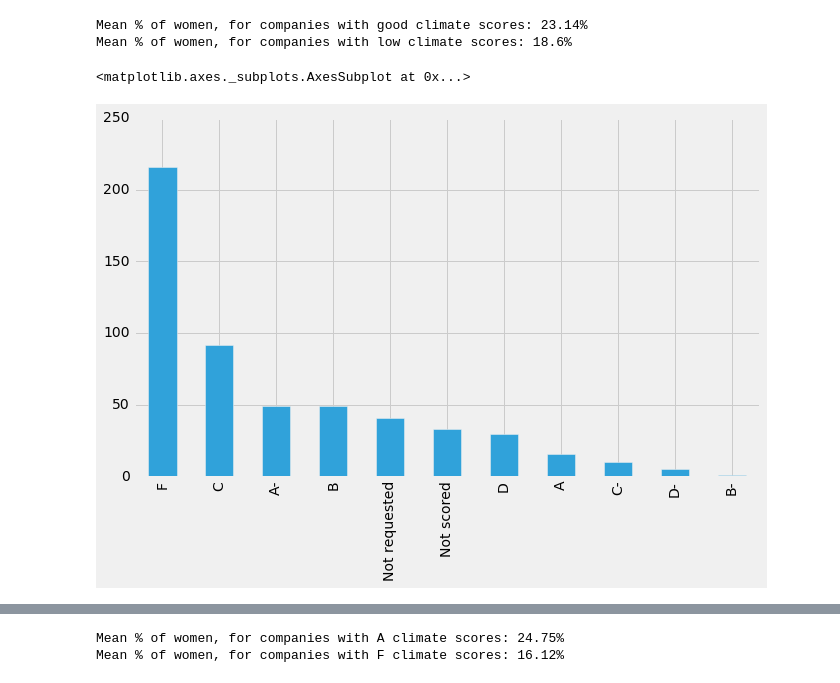
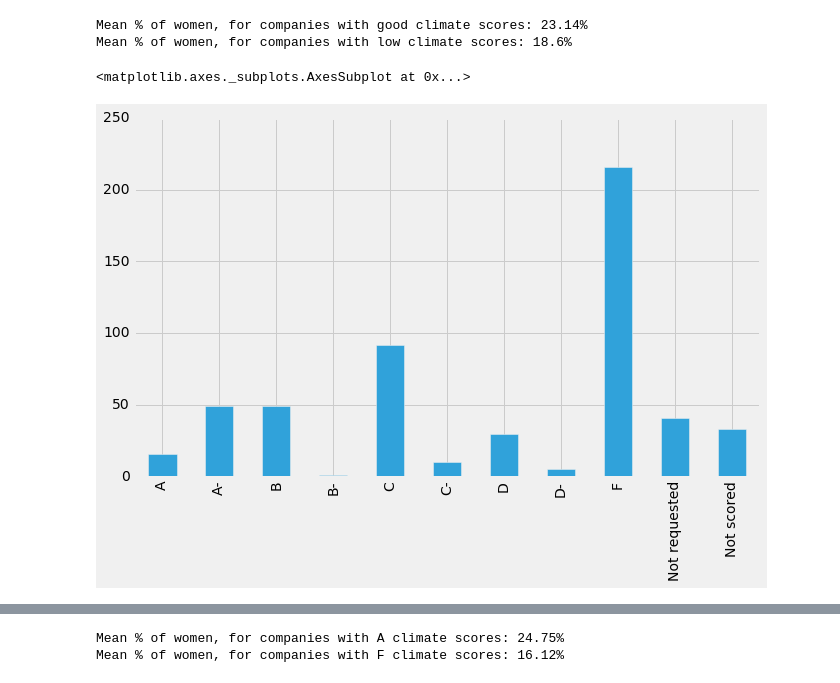
Before and after one commit to kellieotto/clean_energy_hack, a Jupyter notebook: notebooks/analyze_relationship-A-F-scores.ipynb, the cells around one changed output, grey strips where cells are left out. Cells and saved outputs as stored; diff of their text form; code cells hidden in the pictures.

Commit message:
Sort barplot according to score

```diff
--- a/notebooks/analyze_relationship-A-F-scores.ipynb
+++ b/notebooks/analyze_relationship-A-F-scores.ipynb
@@ -101,11 +101,12 @@ Mean % of women, for companies with low climate scores: 18.6%
 # %%
 f, ax = plt.subplots()
 tab = joined_df[' Climate score'].value_counts()
+tab = tab.sort_index()
 tab.plot(kind='bar')
 #tab['A', 'A-', 'B', 'B-', 'C', 'C-', 'D', 'F', 'Not requested', 'Not scored']
 # %% [output]
 <matplotlib.axes._subplots.AxesSubplot at 0x...>
-[figure, old version]
+[figure, new version]
 # %%
 f, ax = plt.subplots()
 #joined_df.ix[].boxplot(column='% of Women', by=' Climate score', ax=ax);
```
Also changed, not shown: parts of 1 cell of this notebook.
